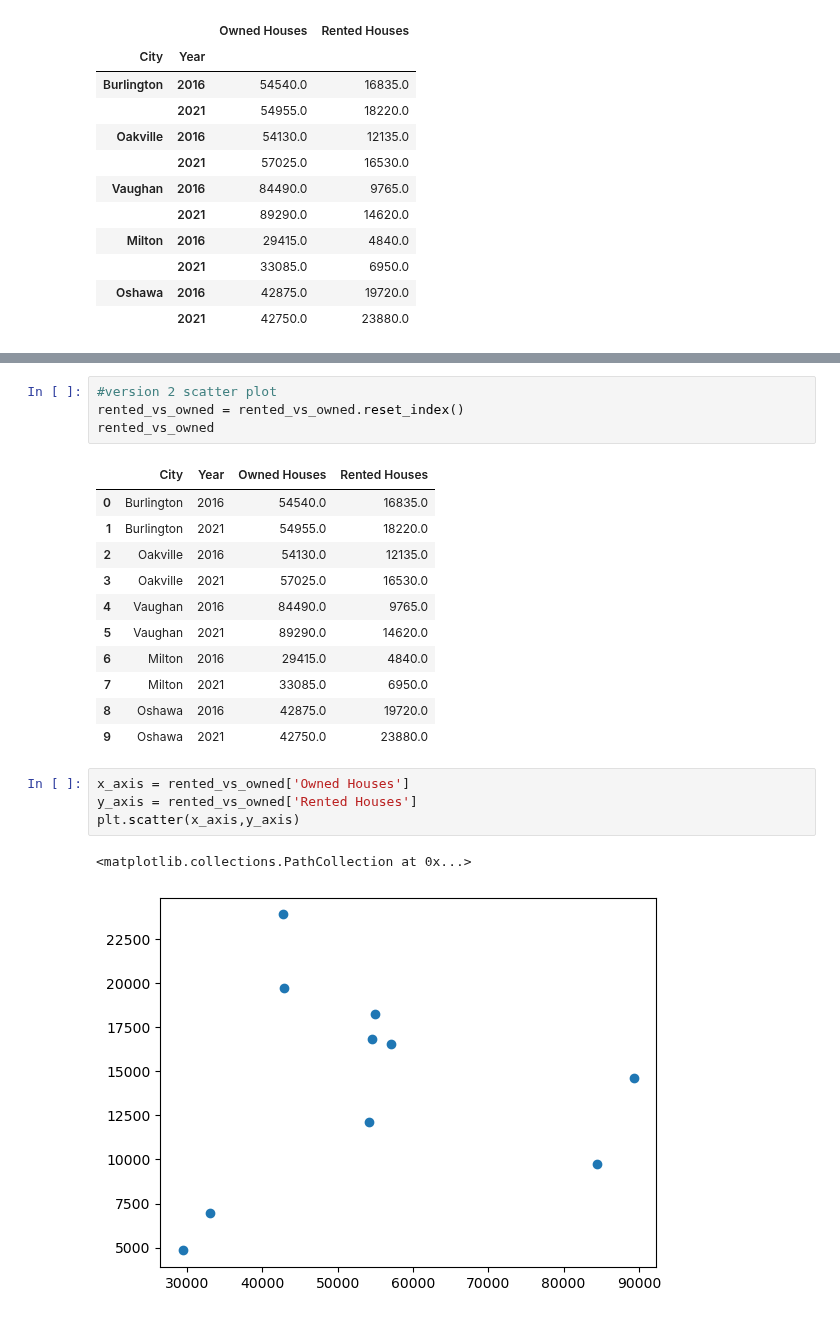
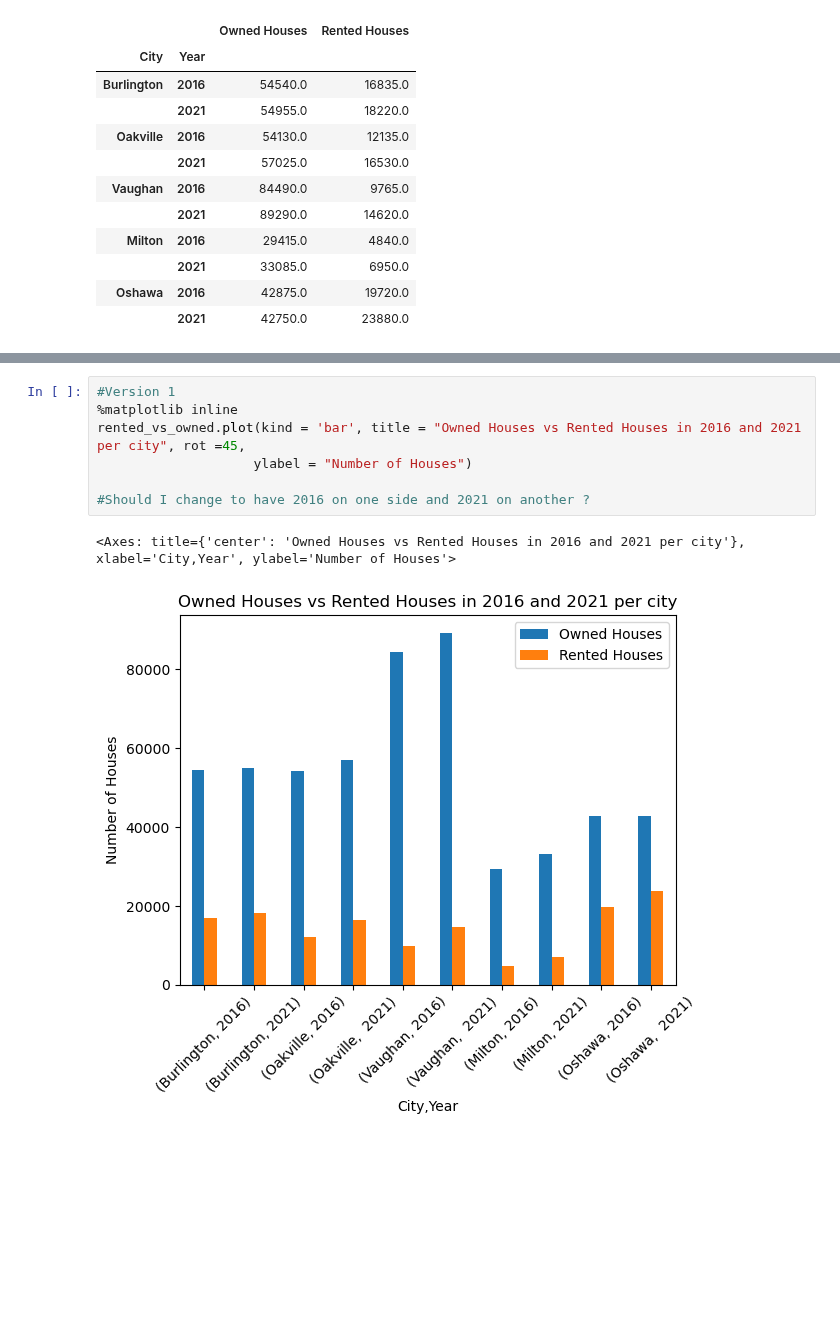
Before and after one commit to MaisieDeGraaf/oakville-housing-analysis, a Jupyter notebook: Main_Cities_Analysis.ipynb, the cells around one changed output, grey strips where cells are left out. Drawn from its saved outputs; the diff is of its cells as text; blank space fills up the shorter version.

Commit message:
Graphs done

```diff
--- a/Main_Cities_Analysis.ipynb
+++ b/Main_Cities_Analysis.ipynb
@@ -136,23 +131,10 @@ rented_vs_owned.plot(kind = 'bar')
-# %%
-#version 2 scatter plot
-rented_vs_owned = rented_vs_owned.reset_index()
-rented_vs_owned
-# %% [output]
-|  | City | Year | Owned Houses | Rented Houses |
-| 0 | Burlington | 2016 | 54540.0 | 16835.0 |
-| 1 | Burlington | 2021 | 54955.0 | 18220.0 |
-| 2 | Oakville | 2016 | 54130.0 | 12135.0 |
-| 3 | Oakville | 2021 | 57025.0 | 16530.0 |
-| 4 | Vaughan | 2016 | 84490.0 | 9765.0 |
-| 5 | Vaughan | 2021 | 89290.0 | 14620.0 |
-| 6 | Milton | 2016 | 29415.0 | 4840.0 |
-| 7 | Milton | 2021 | 33085.0 | 6950.0 |
-| 8 | Oshawa | 2016 | 42875.0 | 19720.0 |
-| 9 | Oshawa | 2021 | 42750.0 | 23880.0 |
-# %%
-x_axis = rented_vs_owned['Owned Houses']
-y_axis = rented_vs_owned['Rented Houses']
-plt.scatter(x_axis,y_axis)
-# %% [output]
-<matplotlib.collections.PathCollection at 0x...>
-[figure, removed]
+# %%
+#Version 1
+%matplotlib inline
+rented_vs_owned.plot(kind = 'bar', title = "Owned Houses vs Rented Houses in 2016 and 2021 per city", rot =45,
+                    ylabel = "Number of Houses")
+
+#Should I change to have 2016 on one side and 2021 on another ?
+# %% [output]
+<Axes: title={'center': 'Owned Houses vs Rented Houses in 2016 and 2021 per city'}, xlabel='City,Year', ylabel='Number of Houses'>
+[figure, added]
```
Also changed, not shown: parts of 8 cells of this notebook.
